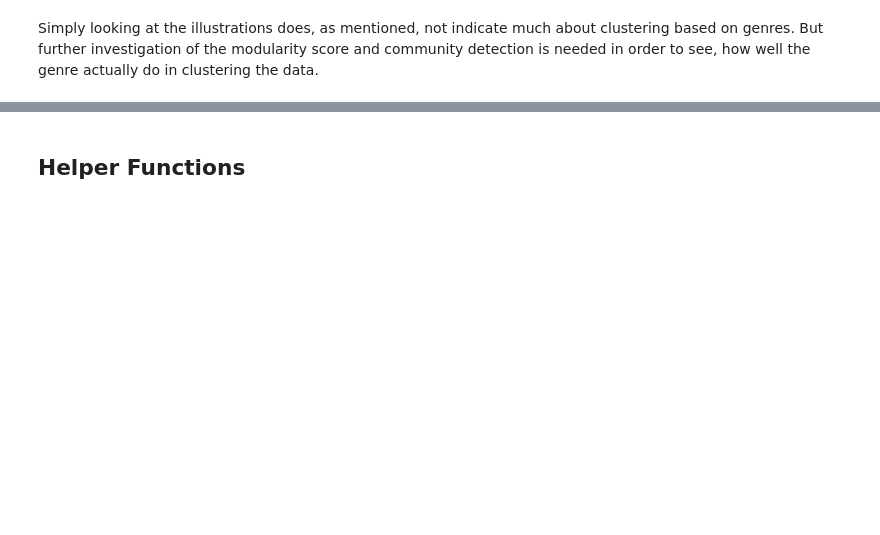
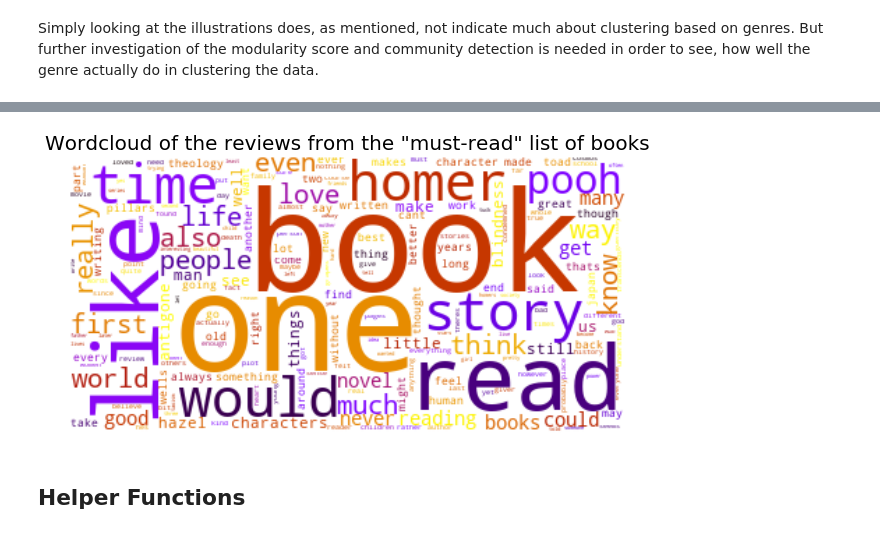
Before and after one commit to benj1003/Goodreads_network, a Jupyter notebook: Code/Explainer Notebook.ipynb, the cells around one changed output, grey strips where cells are left out. Saved outputs shown, nothing was run; the diff lists cells and outputs as text; code cells hidden in the pictures; blank space fills up the shorter version.

```diff
--- a/Code/Explainer Notebook.ipynb
+++ b/Code/Explainer Notebook.ipynb
@@ -471,0 +611,4 @@ Based on the network-illustration and especially the modularity score and confus
+# %%
+gen_wordcloud(neg, 'Wordcloud of the reviews from the "must-read" list of books')
+# %% [output]
+[figure, added]
```
Also changed, not shown: parts of 53 cells of this notebook.
